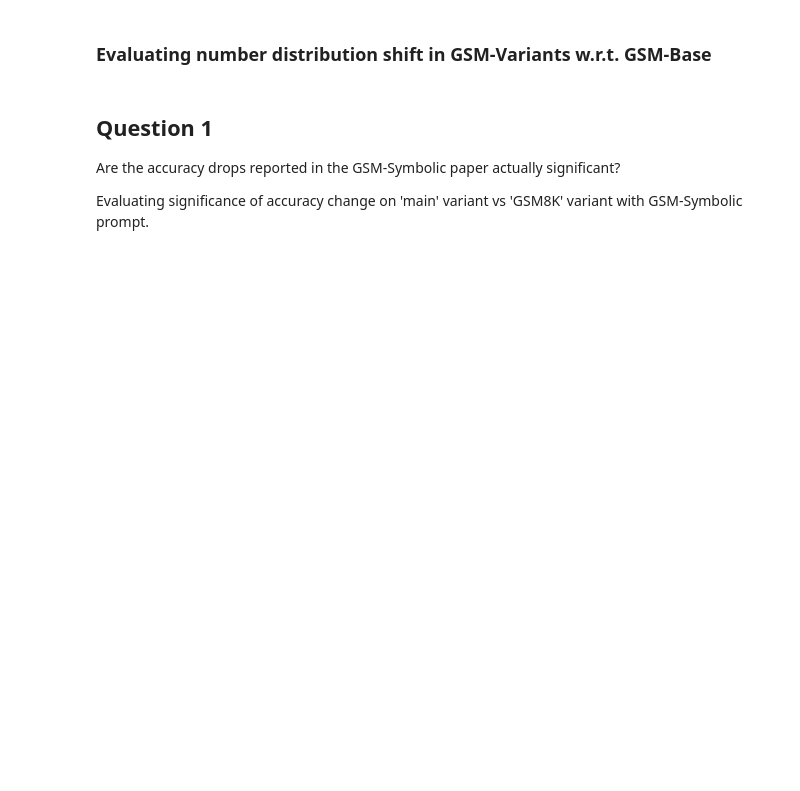
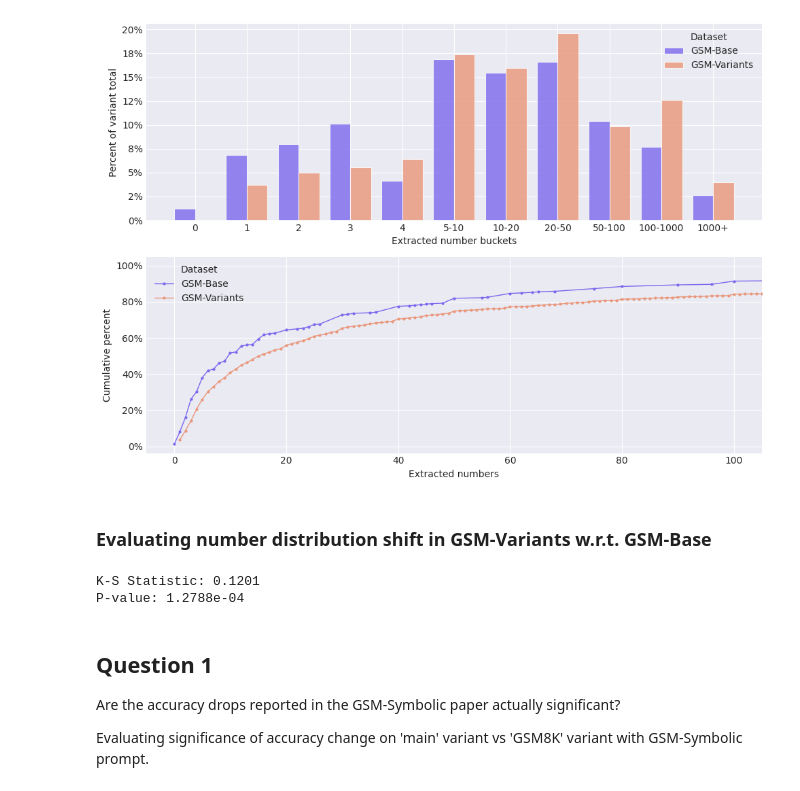
Before and after one commit to the-mysh/gsm-symbolic-benchmarking, a Jupyter notebook: notebooks/full_results.ipynb, the cells around one changed output. Saved outputs shown, nothing was run; the diff lists cells and outputs as text; code cells hidden in the pictures; blank space fills up the shorter version.

```diff
--- a/notebooks/full_results.ipynb
+++ b/notebooks/full_results.ipynb
@@ -1,19 +1,8 @@
 # %%
-from pathlib import Path
-import matplotlib.pyplot as plt
 import pandas as pd
-import logging
-import os
 from scipy.stats import ks_2samp
 import numpy as np
-import json
 
-from gsm_benchmarker.results_analyser.prompt_result import PromptResult, MultiPromptResult
-from gsm_benchmarker.results_analyser.plotting_utils import Colour
+from gsm_benchmarker.results_analyser.prompt_result import MultiPromptResult
 
-
-logger = logging.getLogger('notebook')
-
-plt.style.use('default')
-plt.style.use('seaborn-v0_8-muted')
-plt.style.use('seaborn-v0_8-darkgrid')
+from results_notebook_setup import ALPHA, results_loader, original_model_order, OUTPUTS_FOLDER, significant_models_path
@@ -24,4 +8,0 @@ ALPHA = 0.05
-# %%
-OUTPUTS = Path("results_pres/outputs").resolve()
-os.makedirs(OUTPUTS, exist_ok=True)
-OUTPUTS_FOLDER = str(OUTPUTS) + "/"
@@ -89,9 +11,11 @@ full_results = {
 # %%
-_ = gsm_result.mres.plot_number_counts(save_prefix=OUTPUTS_FOLDER)
+_ = results_loader.gsm.mres.plot_number_counts(save_prefix=OUTPUTS_FOLDER)
+# %% [output]
+[figure, added]
 # %% [markdown]
 ### Evaluating number distribution shift in GSM-Variants w.r.t. GSM-Base
 # %%
-number_counts = gsm_result.mres.get_number_counts()[0]
+number_counts = results_loader.gsm.mres.get_number_counts()[0]
 numeric_index = pd.to_numeric(number_counts.index)
 
 gsm8k_samples = np.repeat(numeric_index, number_counts['GSM-Base'].values)
@@ -101,6 +25,9 @@ ks_stat, p_value = ks_2samp(gsm8k_samples, main_samples)
 
 print(f"K-S Statistic: {ks_stat:.4f}")
 print(f"P-value: {p_value:.4e}")
+# %% [output]
+K-S Statistic: 0.1201
+P-value: 1.2788e-04
 # %% [markdown]
 ## Question 1
 Are the accuracy drops reported in the GSM-Symbolic paper actually significant?
```
Also changed, not shown: parts of 26 cells of this notebook, 5 other files.
